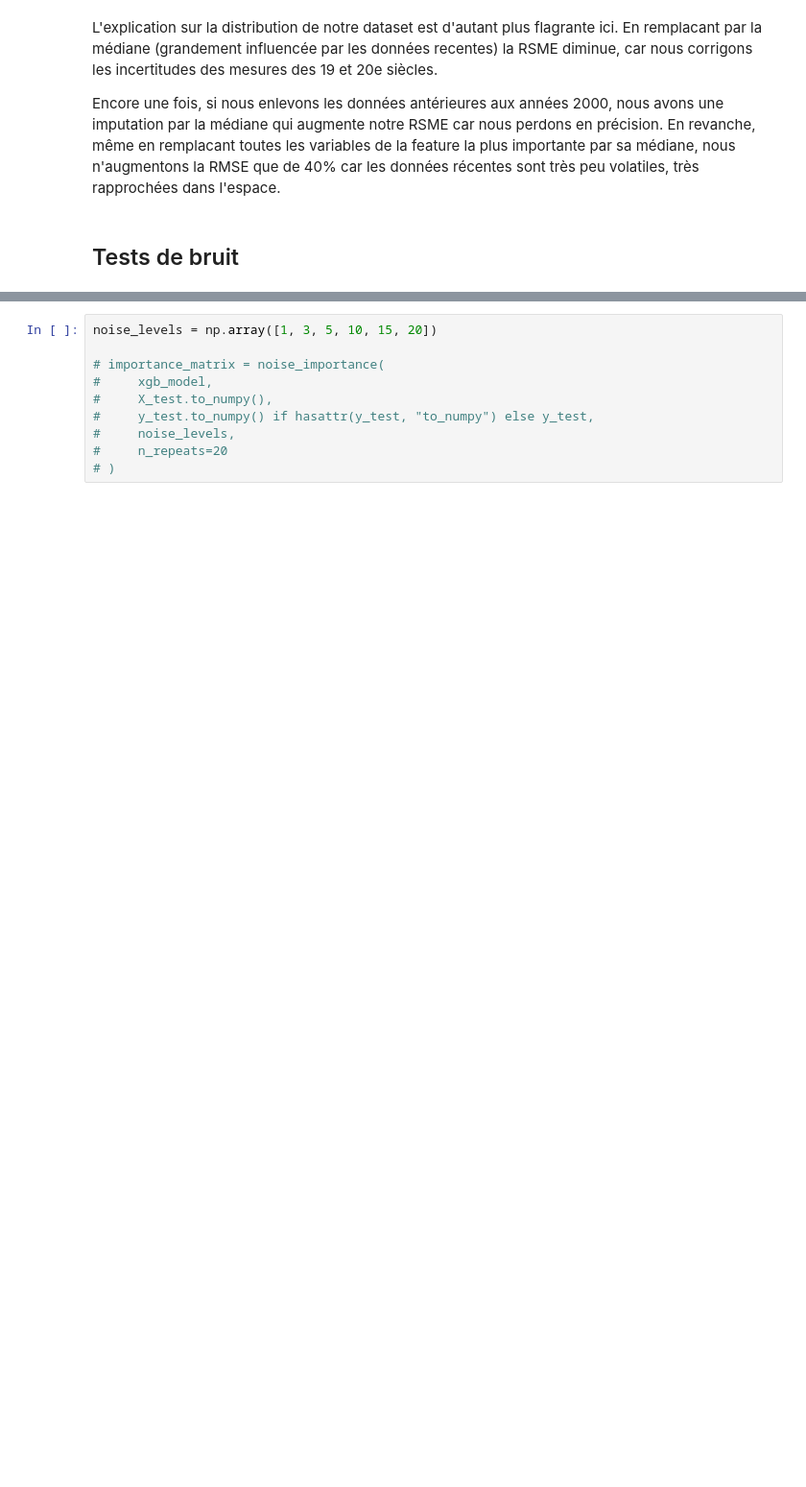
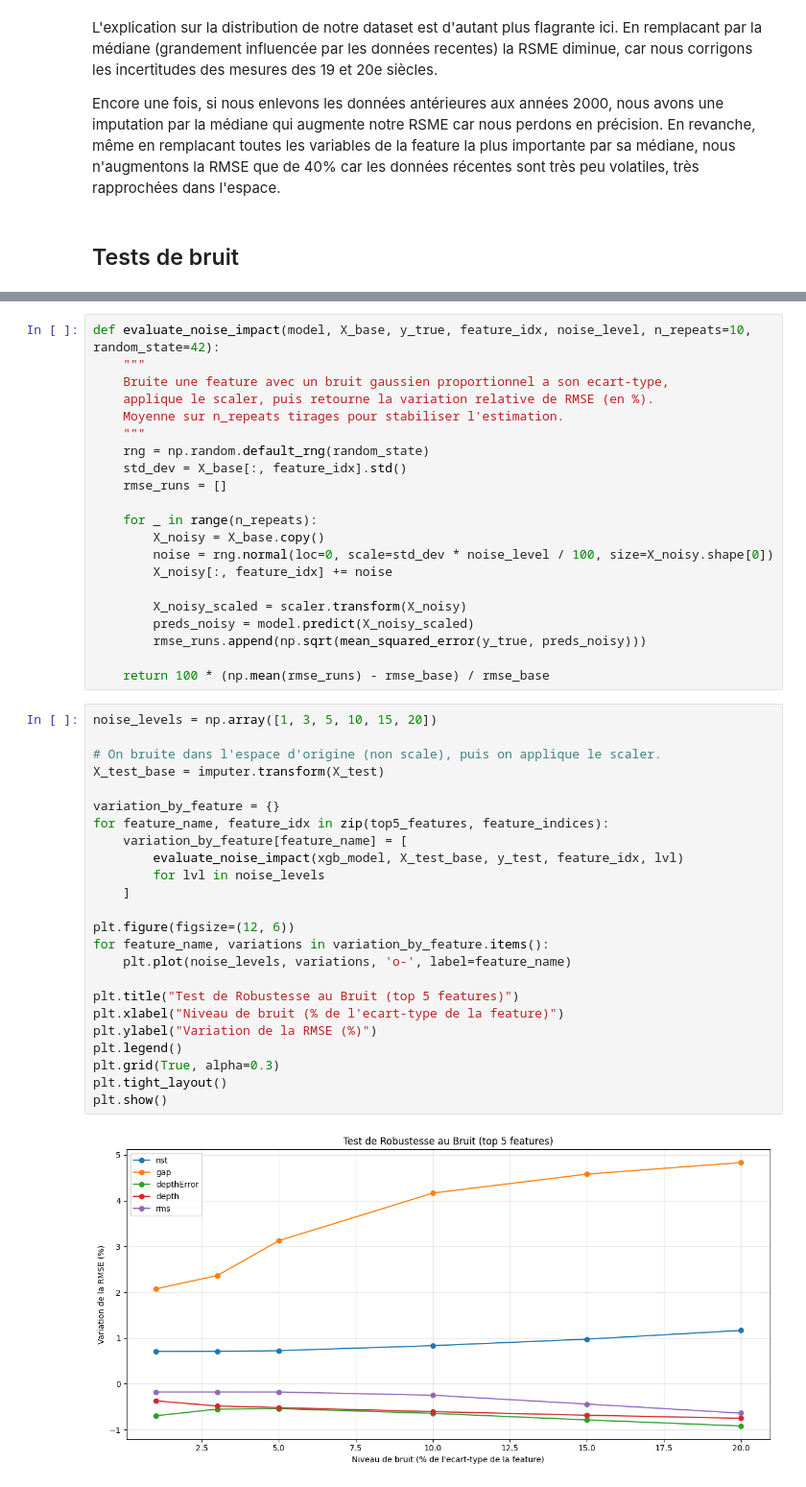
Before and after one commit to TristanRib/Documentation, a Jupyter notebook: notebooks/03_training.ipynb, the cells around one changed output, grey strips where cells are left out. Shown at 96% size. Drawn from its saved outputs; the diff is of its cells as text; blank space fills up the shorter version.

Commit message:
feat(noise): Added noise

```diff
--- a/notebooks/03_training.ipynb
+++ b/notebooks/03_training.ipynb
@@ -261,10 +225,47 @@ def noise_importance(
-# %%
-noise_levels = np.array([1, 3, 5, 10, 15, 20])
-
-# importance_matrix = noise_importance(
-#     xgb_model,
-#     X_test.to_numpy(),
-#     y_test.to_numpy() if hasattr(y_test, "to_numpy") else y_test,
-#     noise_levels,
-#     n_repeats=20
-# )
+# %%
+def evaluate_noise_impact(model, X_base, y_true, feature_idx, noise_level, n_repeats=10, random_state=42):
+    """
+    Bruite une feature avec un bruit gaussien proportionnel a son ecart-type,
+    applique le scaler, puis retourne la variation relative de RMSE (en %).
+    Moyenne sur n_repeats tirages pour stabiliser l'estimation.
+    """
+    rng = np.random.default_rng(random_state)
+    std_dev = X_base[:, feature_idx].std()
+    rmse_runs = []
+
+    for _ in range(n_repeats):
+        X_noisy = X_base.copy()
+        noise = rng.normal(loc=0, scale=std_dev * noise_level / 100, size=X_noisy.shape[0])
+        X_noisy[:, feature_idx] += noise
+
+        X_noisy_scaled = scaler.transform(X_noisy)
+        preds_noisy = model.predict(X_noisy_scaled)
+        rmse_runs.append(np.sqrt(mean_squared_error(y_true, preds_noisy)))
+
+    return 100 * (np.mean(rmse_runs) - rmse_base) / rmse_base
+# %%
+noise_levels = np.array([1, 3, 5, 10, 15, 20])
+
+# On bruite dans l'espace d'origine (non scale), puis on applique le scaler.
+X_test_base = imputer.transform(X_test)
+
+variation_by_feature = {}
+for feature_name, feature_idx in zip(top5_features, feature_indices):
+    variation_by_feature[feature_name] = [
+        evaluate_noise_impact(xgb_model, X_test_base, y_test, feature_idx, lvl)
+        for lvl in noise_levels
+    ]
+
+plt.figure(figsize=(12, 6))
+for feature_name, variations in variation_by_feature.items():
+    plt.plot(noise_levels, variations, 'o-', label=feature_name)
+
+plt.title("Test de Robustesse au Bruit (top 5 features)")
+plt.xlabel("Niveau de bruit (% de l'ecart-type de la feature)")
+plt.ylabel("Variation de la RMSE (%)")
+plt.legend()
+plt.grid(True, alpha=0.3)
+plt.tight_layout()
+plt.show()
+# %% [output]
+[figure, added]
```
Also changed, not shown: parts of 8 cells of this notebook.
